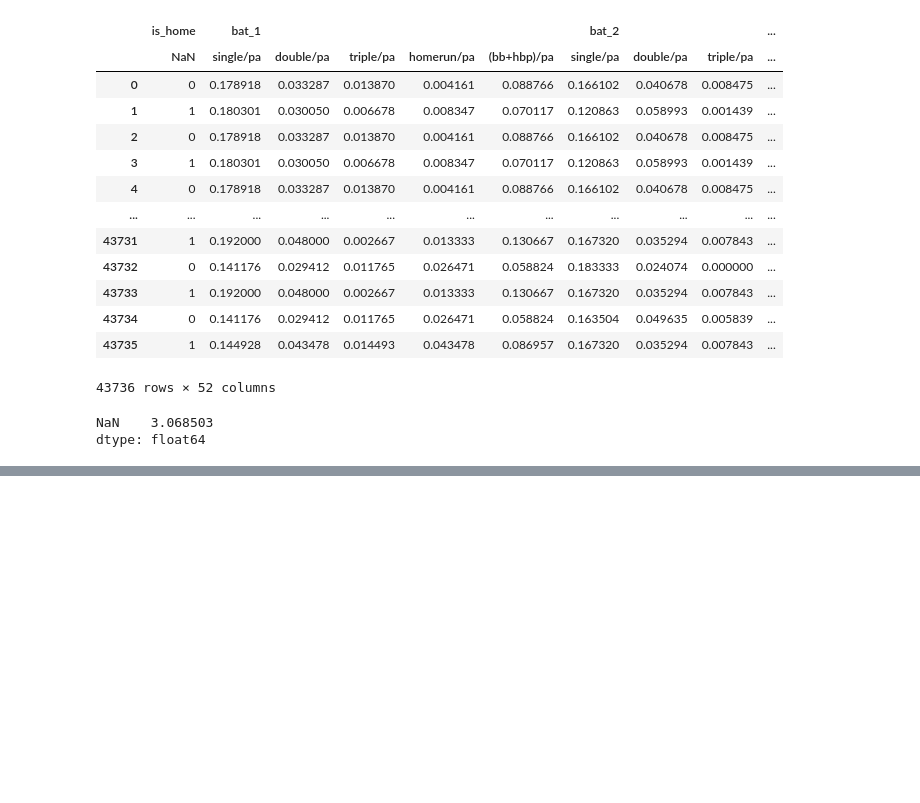
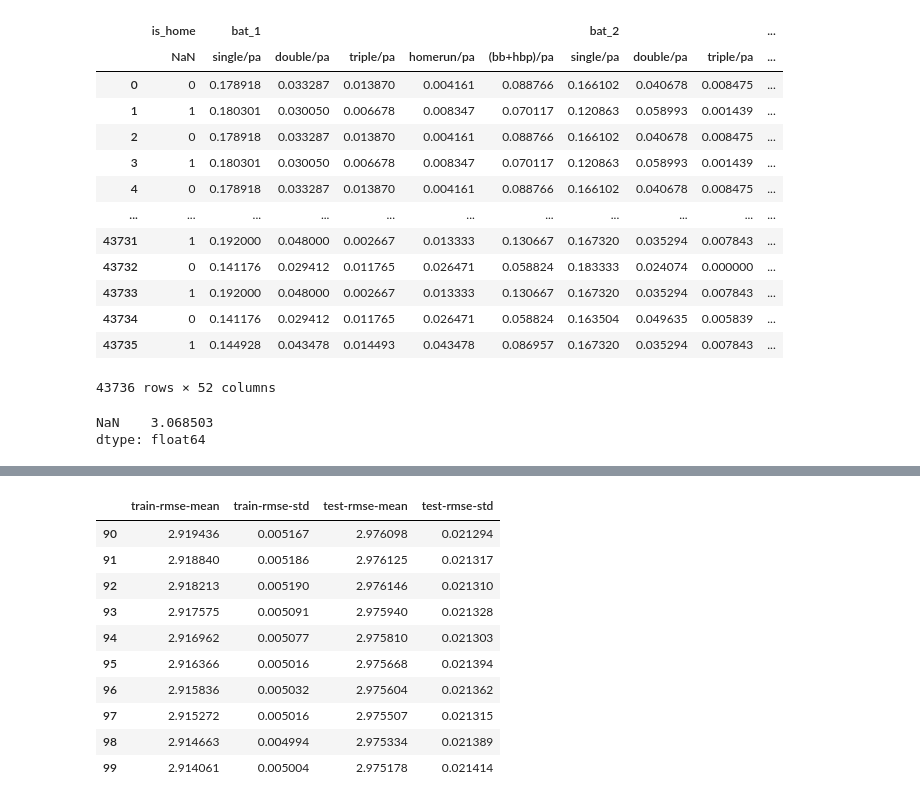
Before and after one commit to yonsweng/baseball-win-prediction, a Jupyter notebook: working/win-prediction.ipynb, the cells around one changed output, grey strips where cells are left out. Saved outputs shown, nothing was run; the diff lists cells and outputs as text; code cells hidden in the pictures; blank space fills up the shorter version.

```diff
--- a/working/win-prediction.ipynb
+++ b/working/win-prediction.ipynb
@@ -213,2 +198,16 @@ Wall time: 42 s
+# %%
+cv_results.tail(10)
+# %% [output]
+|  | train-rmse-mean | train-rmse-std | test-rmse-mean | test-rmse-std |
+| 90 | 2.919436 | 0.005167 | 2.976098 | 0.021294 |
+| 91 | 2.918840 | 0.005186 | 2.976125 | 0.021317 |
+| 92 | 2.918213 | 0.005190 | 2.976146 | 0.021310 |
+| 93 | 2.917575 | 0.005091 | 2.975940 | 0.021328 |
+| 94 | 2.916962 | 0.005077 | 2.975810 | 0.021303 |
+| 95 | 2.916366 | 0.005016 | 2.975668 | 0.021394 |
+| 96 | 2.915836 | 0.005032 | 2.975604 | 0.021362 |
+| 97 | 2.915272 | 0.005016 | 2.975507 | 0.021315 |
+| 98 | 2.914663 | 0.004994 | 2.975334 | 0.021389 |
+| 99 | 2.914061 | 0.005004 | 2.975178 | 0.021414 |
 # %%
 # Show feature importances.
```
Also changed, not shown: parts of 5 cells of this notebook.
